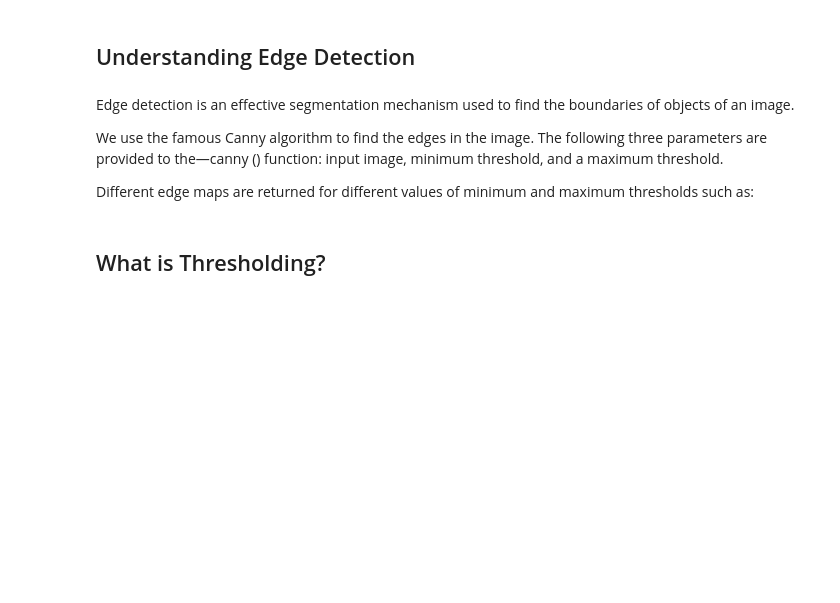
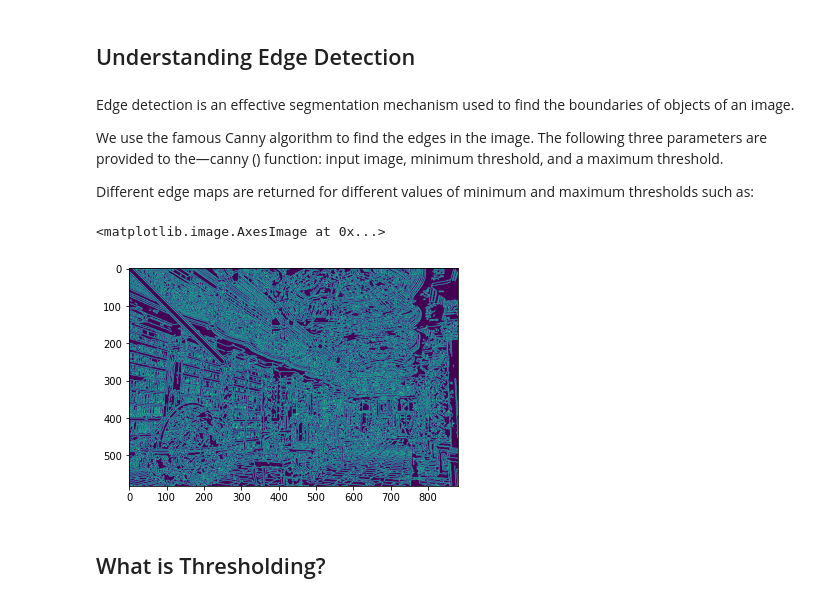
Before and after one commit to SarahEldreny/Computer-Vision-Labs, a Jupyter notebook: OpenCV_Python.ipynb, the cells around one changed output. Saved outputs shown, nothing was run; the diff lists cells and outputs as text; code cells hidden in the pictures; blank space fills up the shorter version.

```diff
--- a/OpenCV_Python.ipynb
+++ b/OpenCV_Python.ipynb
@@ -125,6 +143,12 @@ Edge detection is an effective segmentation mechanism used to find the boundarie
 We use the famous Canny algorithm to find the edges in the image. The following three parameters are provided to the—canny () function: input image, minimum threshold, and a maximum threshold.
 
 Different edge maps are returned for different values of minimum and maximum thresholds such as:
+# %%
+edges = cv2.Canny(image, 100,200)
+plt.imshow(edges)
+# %% [output]
+<matplotlib.image.AxesImage at 0x...>
+[figure, added]
 # %% [markdown]
 ## What is Thresholding?
 # %% [markdown]
```
Also changed, not shown: parts of 9 cells of this notebook.
